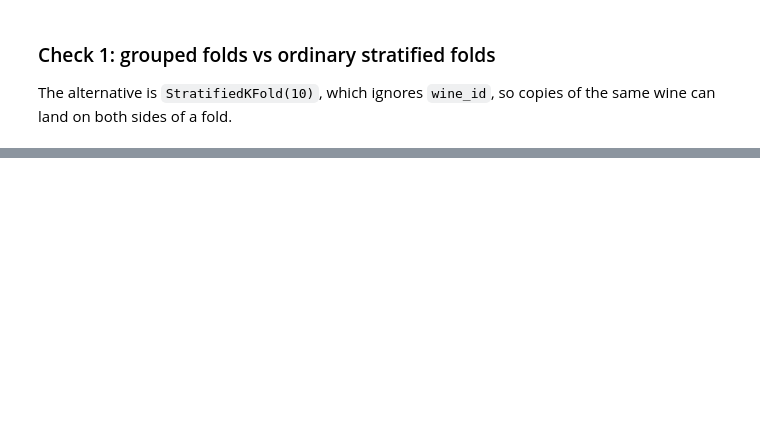
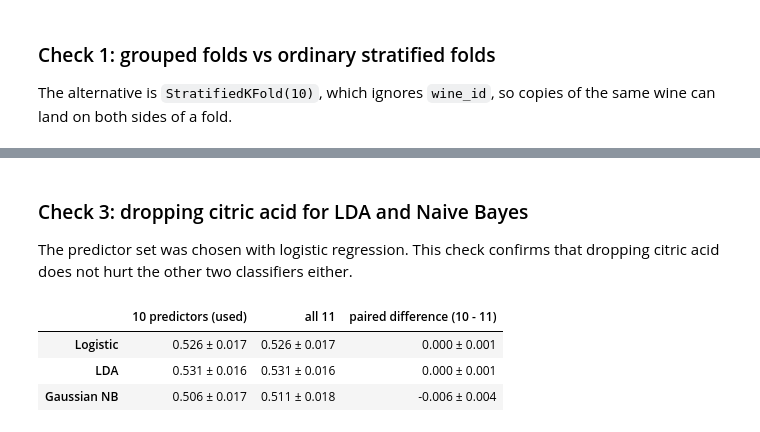
Before and after one commit to ryanc9029/dsa211-wine, a Jupyter notebook: 03_model_comparison.ipynb, the cells around one changed output, grey strips where cells are left out. Cells and saved outputs as stored; diff of their text form; code cells hidden in the pictures; blank space fills up the shorter version.

```diff
--- a/03_model_comparison.ipynb
+++ b/03_model_comparison.ipynb
@@ -317,24 +329,0 @@ BIC on the whole training set keeps 7 of 11; drops ['citric acid', 'fixed acidit
-# %%
-logit = candidate_models()['Logistic']
-in_fold = {'AIC': [], 'BIC': []}
-subset_pr = {'AIC': [], 'BIC': []}
-
-for tr, va in splits:
-    chosen = best_subsets(X.iloc[tr], y.iloc[tr])
-    for crit, cols in chosen.items():
-        in_fold[crit].append(cols)
-        m = clone(logit).fit(X.iloc[tr][cols], y.iloc[tr])
-        subset_pr[crit].append(average_precision_score(y.iloc[va], m.predict_proba(X.iloc[va][cols])[:, 1]))
-
-all11 = main_pr['Logistic']
-check3 = pd.DataFrame({
-    'predictors kept (range over folds)': ['11'] + [f'{min(map(len, in_fold[c]))}-{max(map(len, in_fold[c]))}' for c in in_fold],
-    'PR-AUC': [mean_se(all11)] + [mean_se(np.array(subset_pr[c])) for c in in_fold],
-    'paired difference (all 11 - subset)': ['-'] + [mean_se(all11 - np.array(subset_pr[c])) for c in in_fold],
-}, index=['all 11 (used)', 'best subset by AIC', 'best subset by BIC'])
-display(check3)
-
-times_kept = pd.DataFrame({c: pd.Series([f for cols in in_fold[c] for f in cols]).value_counts()
-                           for c in in_fold}).reindex(X.columns).fillna(0).astype(int)
-times_kept.columns = [f'folds kept by {c} (of 10)' for c in times_kept.columns]
-times_kept
@@ -373,0 +372,18 @@ times_kept
+# %% [markdown]
+### Check 3: dropping citric acid for LDA and Naive Bayes
+
+The predictor set was chosen with logistic regression. This check confirms that dropping citric acid does not hurt the other two classifiers either.
+# %%
+with warnings.catch_warnings():
+    warnings.simplefilter('ignore', category=RuntimeWarning)
+    check3 = {}
+    for name, model in candidate_models(list(X.columns)).items():
+        pr11 = cv_pr_auc(model, X, splits)
+        check3[name] = {'10 predictors (used)': mean_se(main_pr[name]), 'all 11': mean_se(pr11),
+                        'paired difference (10 - 11)': mean_se(main_pr[name] - pr11)}
+pd.DataFrame(check3).T
+# %% [output]
+|  | 10 predictors (used) | all 11 | paired difference (10 - 11) |
+| Logistic | 0.526 ± 0.017 | 0.526 ± 0.017 | 0.000 ± 0.001 |
+| LDA | 0.531 ± 0.016 | 0.531 ± 0.016 | 0.000 ± 0.001 |
+| Gaussian NB | 0.506 ± 0.017 | 0.511 ± 0.018 | -0.006 ± 0.004 |
```
Also changed, not shown: parts of 37 cells of this notebook, 3 other files.
